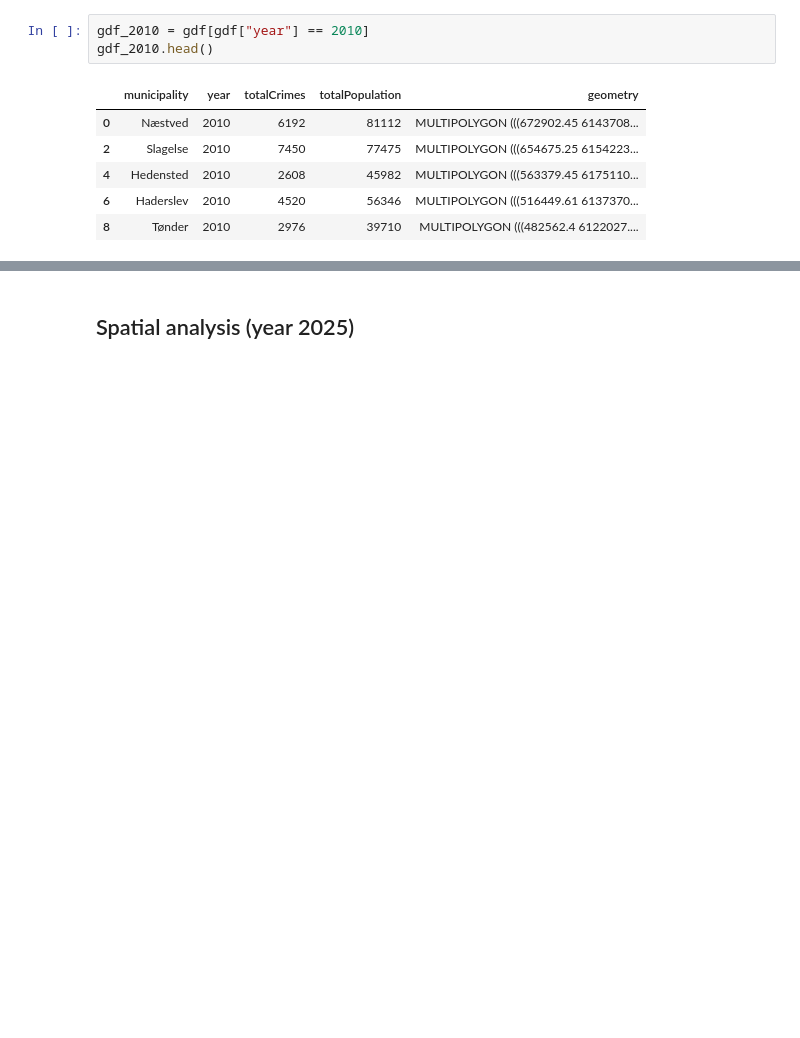
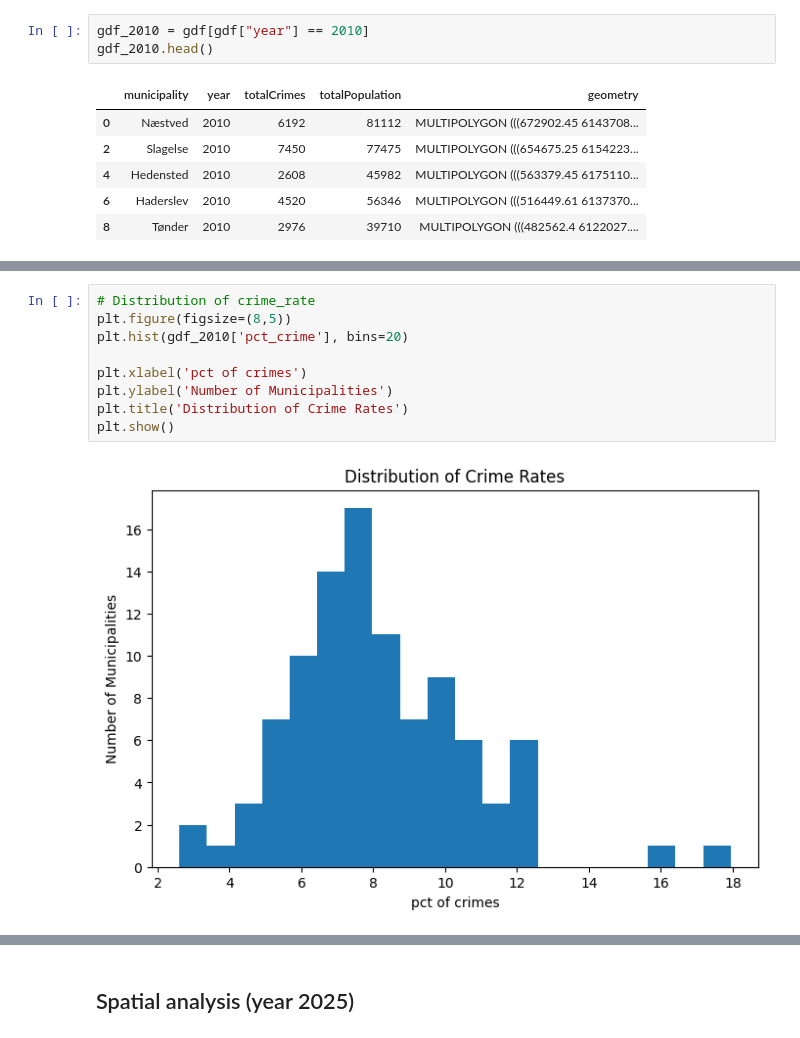
Before and after one commit to Geospatial-data-science-project/Spatial-autocorrelation-on-crime-rates-of-denmark, a Jupyter notebook: geospatial-analysis.ipynb, the cells around one changed output, grey strips where cells are left out. Cells and saved outputs as stored; diff of their text form; blank space fills up the shorter version.

```diff
--- a/geospatial-analysis.ipynb
+++ b/geospatial-analysis.ipynb
@@ -332,0 +351,11 @@ gdf_2010.head()
+# %%
+# Distribution of crime_rate
+plt.figure(figsize=(8,5))
+plt.hist(gdf_2010['pct_crime'], bins=20)
+
+plt.xlabel('pct of crimes')
+plt.ylabel('Number of Municipalities')
+plt.title('Distribution of Crime Rates')
+plt.show()
+# %% [output]
+[figure, added]
```
Also changed, not shown: parts of 31 cells of this notebook.
